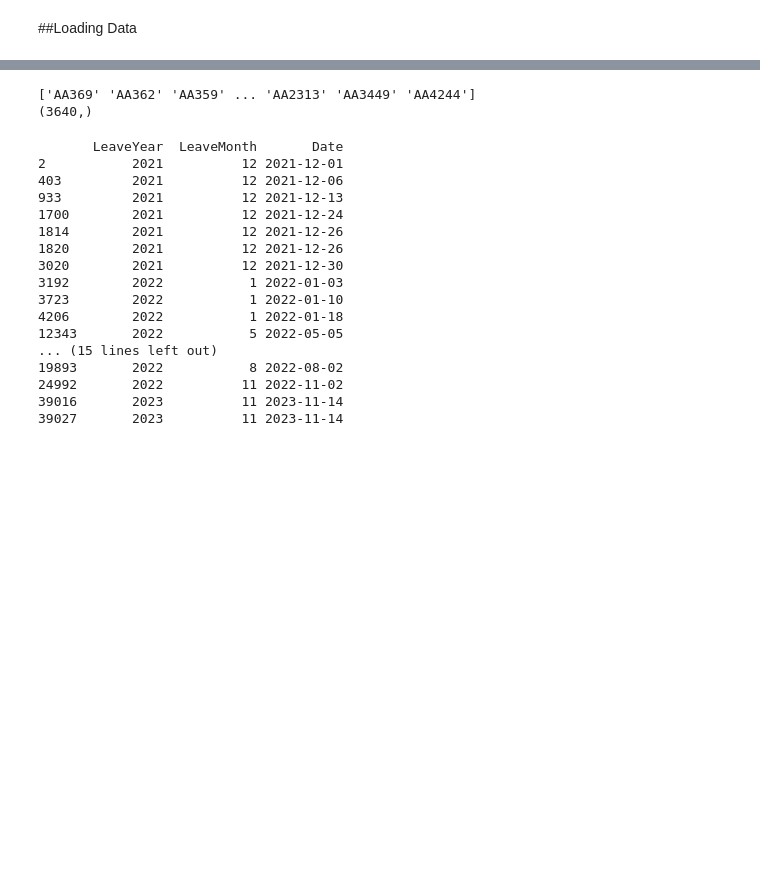
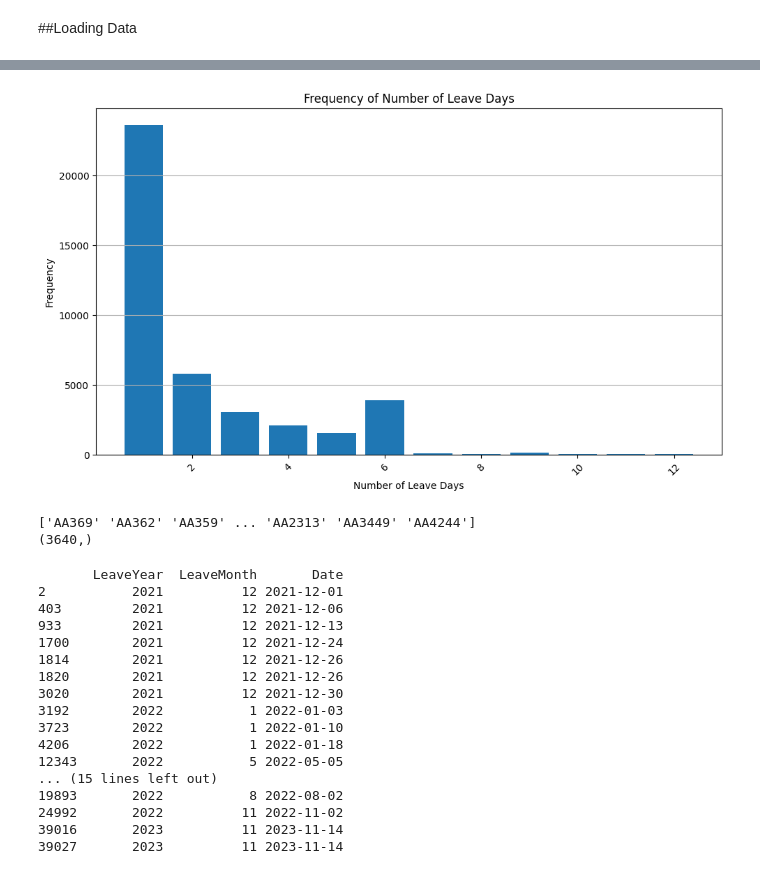
Before and after one commit to DSGP-Group-1-EAPS/SL-Apparel-Dataset, a Jupyter notebook: ARIMA_and_Random_Forest_Classifier.ipynb, the cells around one changed output, grey strips where cells are left out. Drawn from its saved outputs; the diff is of its cells as text; code cells hidden in the pictures; blank space fills up the shorter version.

```diff
--- a/ARIMA_and_Random_Forest_Classifier.ipynb
+++ b/ARIMA_and_Random_Forest_Classifier.ipynb
@@ -42,6 +49,23 @@ Drive already mounted at /content/drive; to attempt to forcibly remount, call dr
 4               A
 
 [5 rows x 23 columns]
+# %%
+import matplotlib.pyplot as plt
+
+NumOfLeaveDaysFreaquancy = data.groupby(['NumOfLeaveDays']).size().reset_index(name='NumOfLeaveDaysFreaquancy')
+
+plt.figure(figsize=(10, 6))
+plt.bar(NumOfLeaveDaysFreaquancy['NumOfLeaveDays'], NumOfLeaveDaysFreaquancy['NumOfLeaveDaysFreaquancy'])
+plt.xlabel('Number of Leave Days')
+plt.ylabel('Frequency')
+plt.title('Frequency of Number of Leave Days')
+plt.xticks(rotation=45)
+plt.grid(axis='y')
+plt.tight_layout()
+
+plt.show()
+# %% [output]
+[figure, added]
 # %%
 unique_employee_codes = data['Code'].unique()
 print(unique_employee_codes)
```
Also changed, not shown: parts of 10 cells of this notebook.
